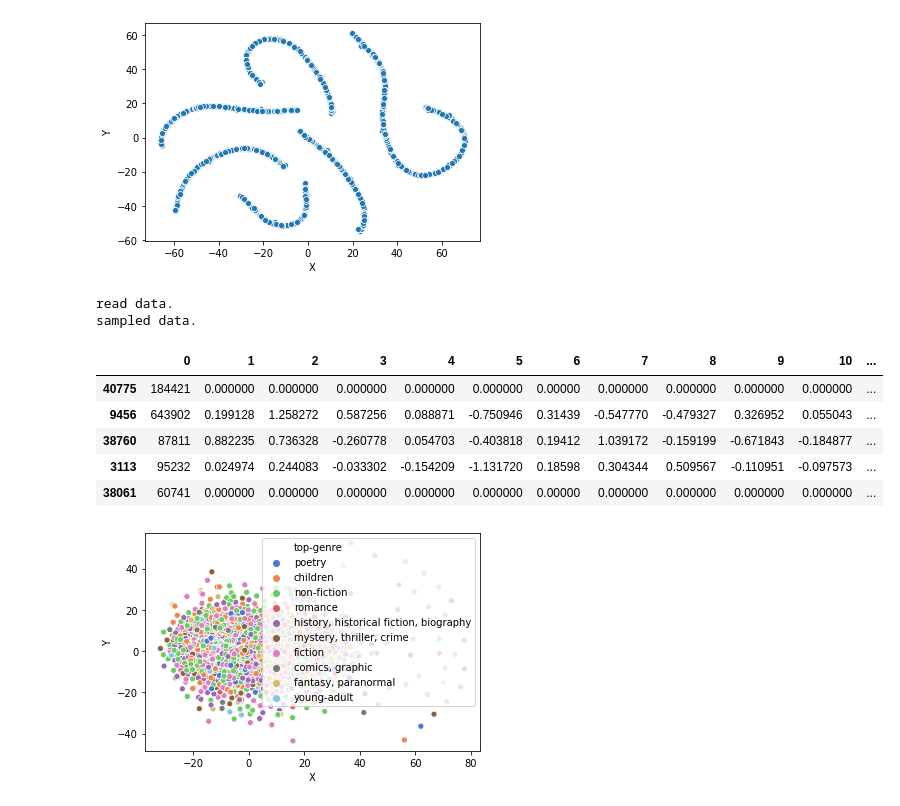
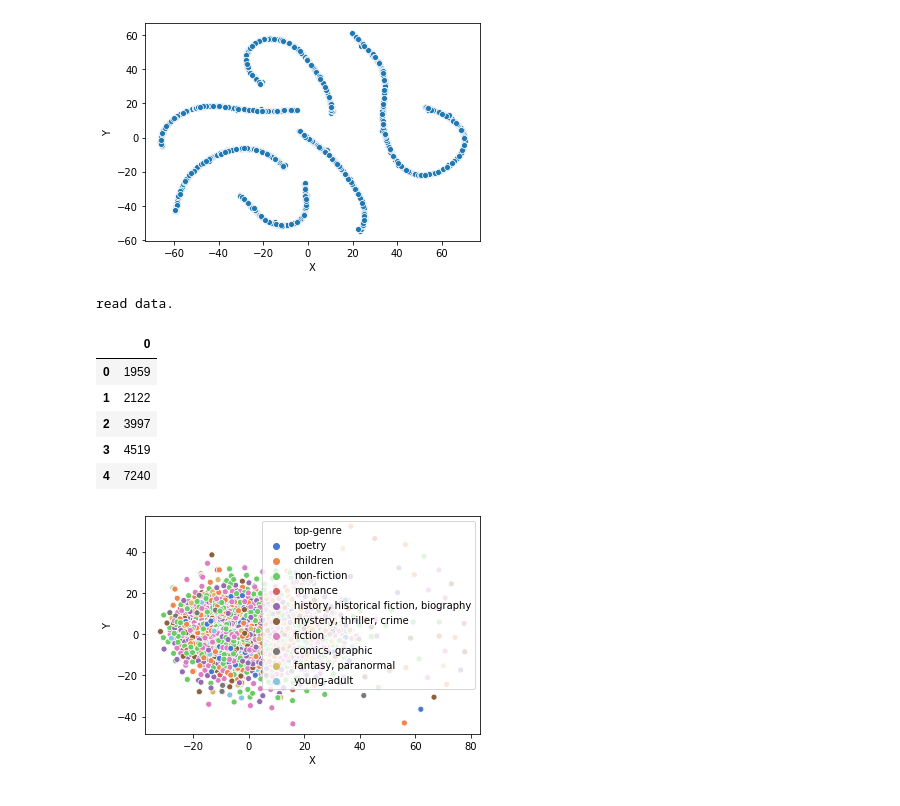
Before and after one commit to Ambbbbberwang/guess_u_like, a Jupyter notebook: OLD/ScratchWork.ipynb, the cells around one changed output. Cells and saved outputs as stored; diff of their text form; code cells hidden in the pictures.

Commit message:
adding new data - needs to be corrected

```diff
--- a/OLD/ScratchWork.ipynb
+++ b/OLD/ScratchWork.ipynb
@@ -234,41 +234,40 @@ sns.scatterplot(x="X", y="Y", data=tsne_df)
 [figure]
 # %%
 path='/Users/lisacombs/Documents/BIGDATA/final-project-guess_u_like/tsne_matrix.csv/part-00000-3d9938f1-d1fe-4742-b4dd-ad1a7e099eec-c000.csv'
-
+path='/Users/lisacombs/Documents/BIGDATA/final-project-guess_u_like/part-00000-379493e2-7e63-4184-b72b-378090bf123b-c000.csv'
 sample = 10000
 seed=42
 # %%
 #import matplotlib
 #matplotlib.use('Agg')
 
 import matplotlib.pyplot as plt
 import seaborn as sns
 from sklearn.manifold import TSNE
 import pandas as pd
 from glob import glob
 from sklearn import preprocessing
 
 filename = '/Users/lisacombs/Documents/BIGDATA/final-project-guess_u_like/part-00000-d06f1a4f-d24f-4454-aed8-054eed089035-c000.csv'
 filename=path
 items = pd.read_csv(filename, engine='python', header=None)
 print('read data.')
 #print(items.head())
 num_features = items.shape[1]
+items.head()
+# sample data
+#items = items.sample(n=sample, random_state=seed, replace=False)
+#print('sampled data.')
 
-# sample data
-items = items.sample(n=sample, random_state=seed, replace=False)
-print('sampled data.')
-
-items.head()
+#items.head()
 # %% [output]
 read data.
-sampled data.
-|  | 0 | 1 | 2 | 3 | 4 | 5 | 6 | 7 | 8 | 9 | 10 | ... |
-| 40775 | 184421 | 0.000000 | 0.000000 | 0.000000 | 0.000000 | 0.000000 | 0.00000 | 0.000000 | 0.000000 | 0.000000 | 0.000000 | ... |
-| 9456 | 643902 | 0.199128 | 1.258272 | 0.587256 | 0.088871 | -0.750946 | 0.31439 | -0.547770 | -0.479327 | 0.326952 | 0.055043 | ... |
-| 38760 | 87811 | 0.882235 | 0.736328 | -0.260778 | 0.054703 | -0.403818 | 0.19412 | 1.039172 | -0.159199 | -0.671843 | -0.184877 | ... |
-| 3113 | 95232 | 0.024974 | 0.244083 | -0.033302 | -0.154209 | -1.131720 | 0.18598 | 0.304344 | 0.509567 | -0.110951 | -0.097573 | ... |
-| 38061 | 60741 | 0.000000 | 0.000000 | 0.000000 | 0.000000 | 0.000000 | 0.00000 | 0.000000 | 0.000000 | 0.000000 | 0.000000 | ... |
+|  | 0 |
+| 0 | 1959 |
+| 1 | 2122 |
+| 2 | 3997 |
+| 3 | 4519 |
+| 4 | 7240 |
 # %%
 X = items.iloc[:,1:num_features-1]
 standardized_X = preprocessing.scale(X)
```
Also changed, not shown: 1 other file.
